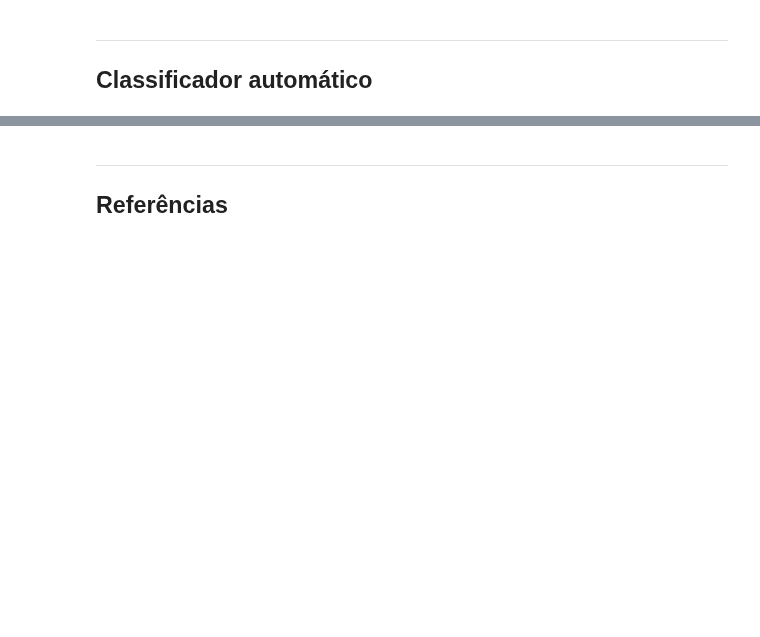
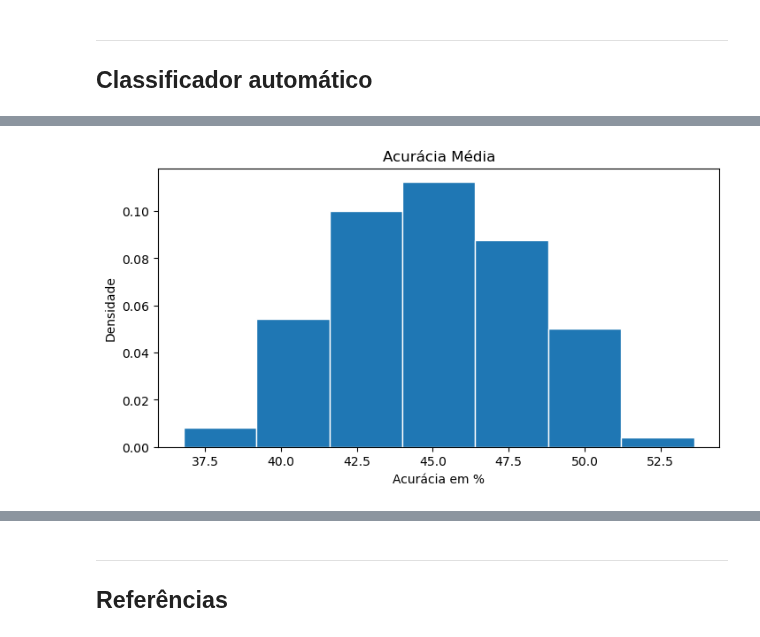
Before and after one commit to EnzoSilva14/Amazon_Review_Classifier, a Jupyter notebook: Projeto1 Template.ipynb, the cells around one changed output, grey strips where cells are left out. Saved outputs shown, nothing was run; the diff lists cells and outputs as text; code cells hidden in the pictures; blank space fills up the shorter version.

Commit message:
Classificador Naive Bayes

```diff
--- a/Projeto1 Template.ipynb
+++ b/Projeto1 Template.ipynb
@@ -209,0 +436,3 @@ Caso for fazer esse item do Projeto
+# %%
+# Mescla os DataFrames em um único
+merged_df = pd.concat([train, test], ignore_index=True, axis=0)
@@ -209,0 +509,32 @@ Caso for fazer esse item do Projeto
+# %%
+list_accuracy = []
+for i in range (0,100):
+
+    # Amostra aleatória para o conjunto de treinamento
+    train_shuffled =  merged_df.sample(frac = (500/750))
+
+    # Conjunto de teste é o que sobra após o conjunto de treinamento
+    test_shuffled = merged_df.drop(train_shuffled.index)
+
+    #Redefine os índices para ambos os conjuntos
+    train_shuffled.reset_index(drop=True, inplace=True)
+    test_shuffled.reset_index(drop=True, inplace=True)
+
+    #Cria as listas auxiliares que possuem os dados de cada tabela
+    list_aux, prob_grupos = aux(train_shuffled)
+
+    #Aplica a função classificador
+    test_shuffled['Boot'] = classificador_de_frases_shuffled(test_shuffled)
+    verificador = (pd.crosstab(test_shuffled.TARGET, test_shuffled.Boot ))
+
+    if 4 in verificador.columns:
+        accuracy100 = (verificador[1][1] + verificador[2][2]+ verificador[3][3] + verificador[4][4])/2.5
+        list_accuracy.append(accuracy100)
+    elif 3 in verificador.columns:
+        accuracy100 = (verificador[1][1] + verificador[2][2]+ verificador[3][3])/2.5
+        list_accuracy.append(accuracy100)
+    else:
+        accuracy100 =  (verificador[1][1] + verificador[2][2])/2.5
+        list_accuracy.append(accuracy100)
+
+series_accuracy = pd.Series(list_accuracy)
@@ -209,0 +551,11 @@ Caso for fazer esse item do Projeto
+# %%
+plt.figure(figsize=(18, 9))
+
+plt.subplot(221)
+plt.hist(series_accuracy, edgecolor='white', density=True, bins= 7)
+plt.title("Acurácia Média")
+plt.ylabel('Densidade')
+plt.xlabel('Acurácia em %')
+plt.show()
+# %% [output]
+[figure, added]
```
Also changed, not shown: parts of 61 cells of this notebook.
